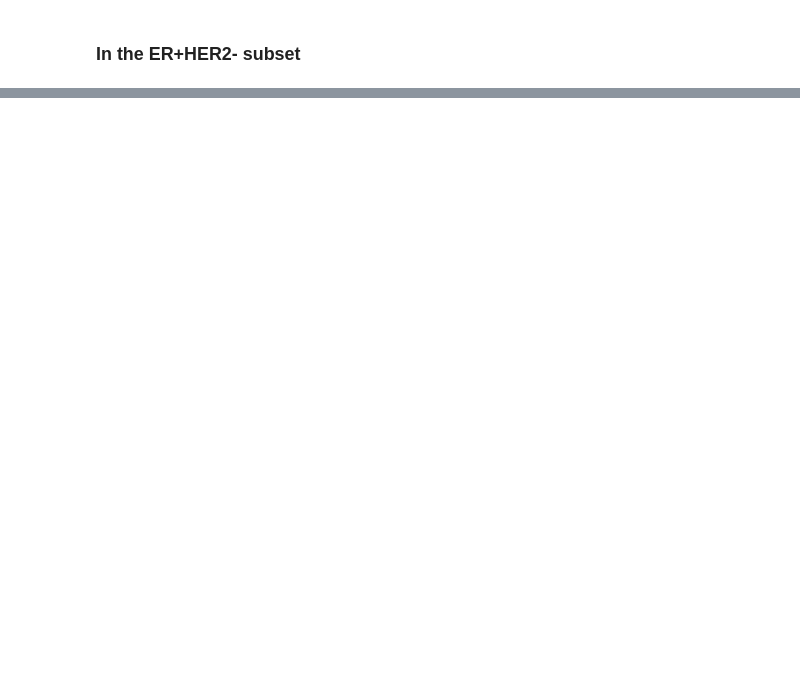
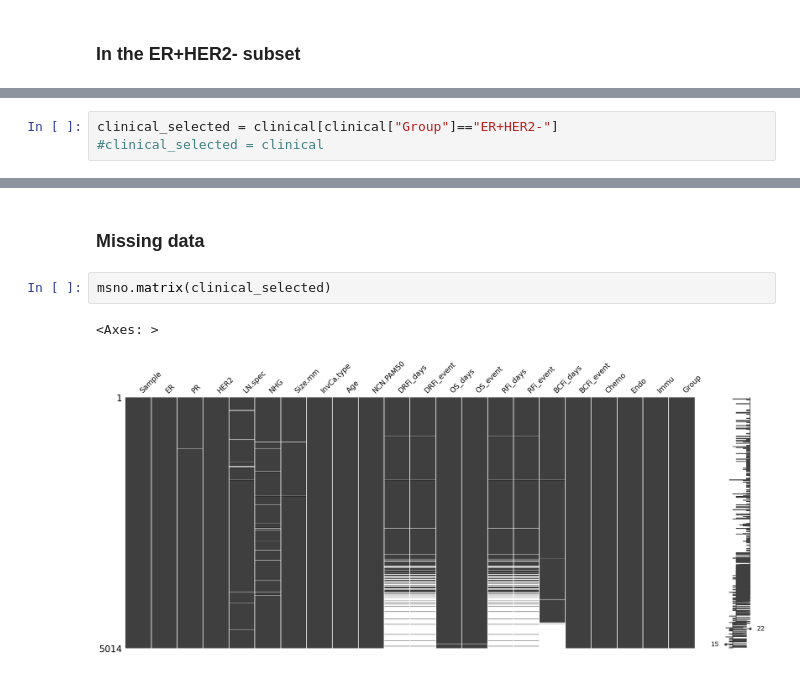
Before and after one commit to lphohmann/PredictRecurrence, a Jupyter notebook: notebooks/SCANB_modalities.ipynb, the cells around one changed output, grey strips where cells are left out. Saved outputs shown, nothing was run; the diff lists cells and outputs as text; blank space fills up the shorter version.

```diff
--- a/notebooks/SCANB_modalities.ipynb
+++ b/notebooks/SCANB_modalities.ipynb
@@ -135,0 +150,3 @@ plt.show()
+# %%
+clinical_selected = clinical[clinical["Group"]=="ER+HER2-"]
+#clinical_selected = clinical
@@ -135,0 +186,7 @@ plt.show()
+# %% [markdown]
+### Missing data
+# %%
+msno.matrix(clinical_selected)
+# %% [output]
+<Axes: >
+[figure, added]
```
Also changed, not shown: parts of 19 cells of this notebook, 3 other files.
